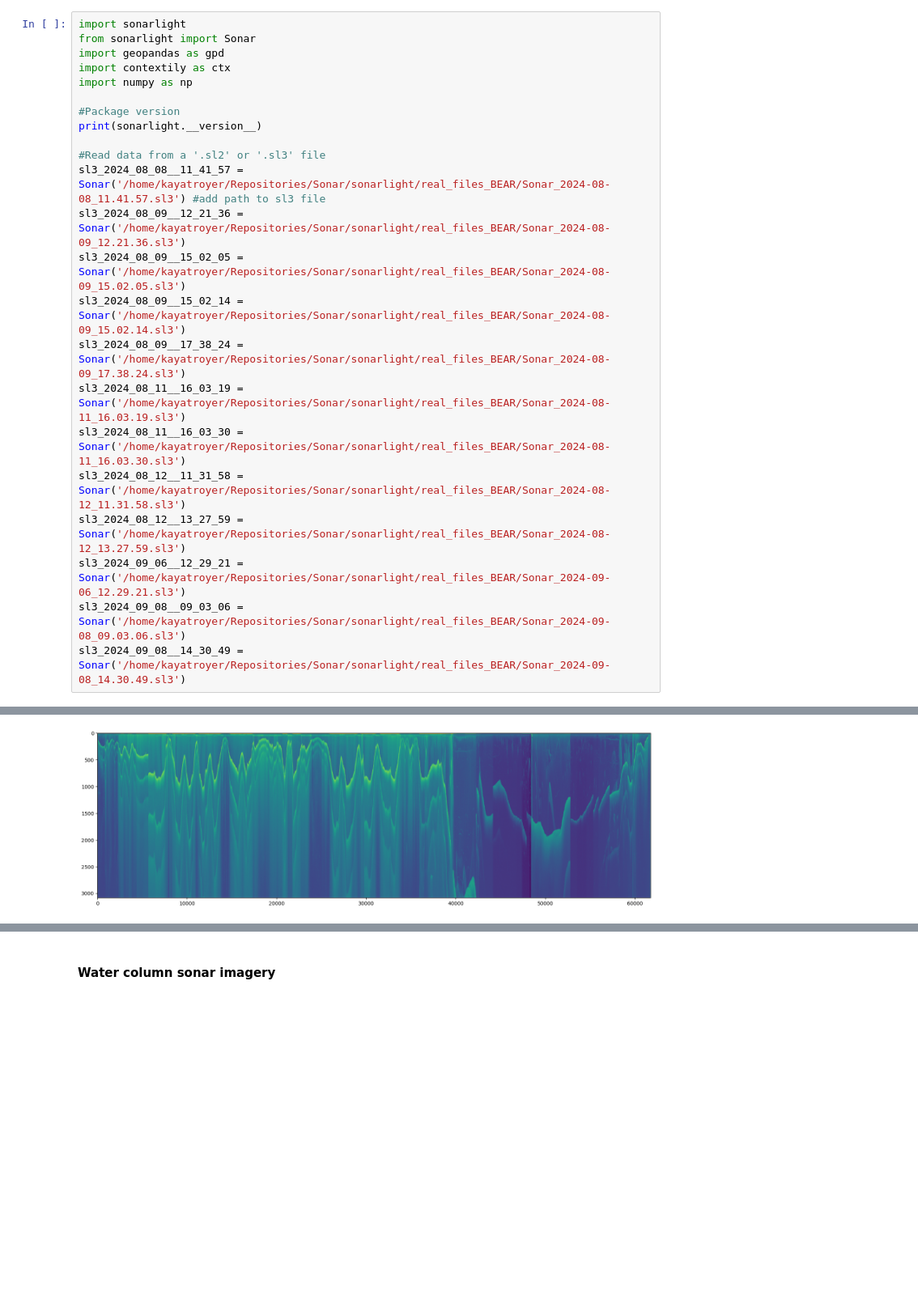
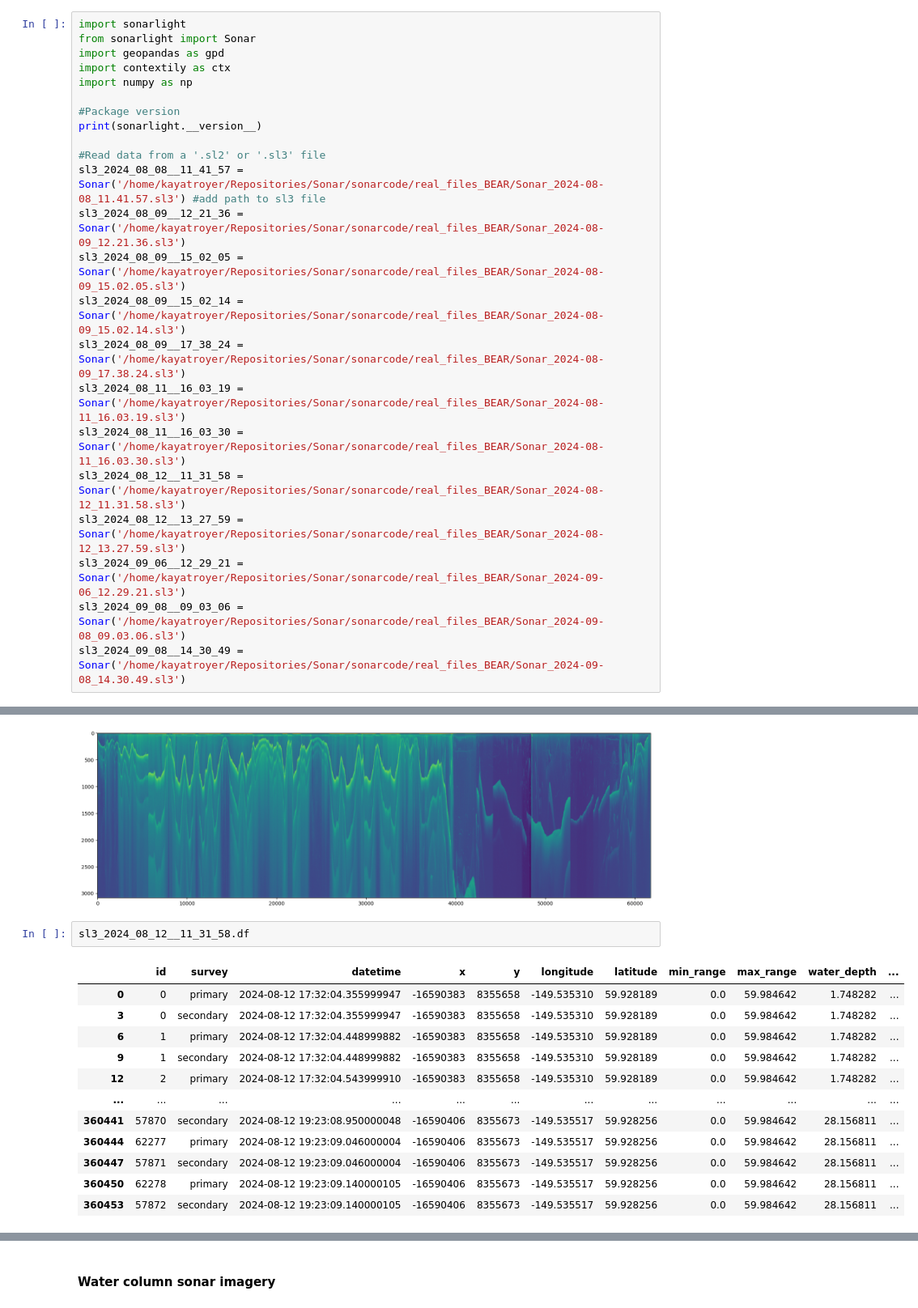
Before and after one commit to ktlix2ski/sonarcode, a Jupyter notebook: notebooks/Testnotebook.ipynb, the cells around one changed output, grey strips where cells are left out. Shown at 81% size. Cells and saved outputs as stored; diff of their text form; blank space fills up the shorter version.

```diff
--- a/notebooks/Testnotebook.ipynb
+++ b/notebooks/Testnotebook.ipynb
@@ -16,18 +16,18 @@ import numpy as np
 print(sonarlight.__version__)
 
 #Read data from a '.sl2' or '.sl3' file
-sl3_2024_08_08__11_41_57 = Sonar('/home/kayatroyer/Repositories/Sonar/sonarlight/real_files_BEAR/Sonar_2024-08-08_11.41.57.sl3') #add path to sl3 file
-sl3_2024_08_09__12_21_36 = Sonar('/home/kayatroyer/Repositories/Sonar/sonarlight/real_files_BEAR/Sonar_2024-08-09_12.21.36.sl3')
-sl3_2024_08_09__15_02_05 = Sonar('/home/kayatroyer/Repositories/Sonar/sonarlight/real_files_BEAR/Sonar_2024-08-09_15.02.05.sl3')
-sl3_2024_08_09__15_02_14 = Sonar('/home/kayatroyer/Repositories/Sonar/sonarlight/real_files_BEAR/Sonar_2024-08-09_15.02.14.sl3')
-sl3_2024_08_09__17_38_24 = Sonar('/home/kayatroyer/Repositories/Sonar/sonarlight/real_files_BEAR/Sonar_2024-08-09_17.38.24.sl3')
-sl3_2024_08_11__16_03_19 = Sonar('/home/kayatroyer/Repositories/Sonar/sonarlight/real_files_BEAR/Sonar_2024-08-11_16.03.19.sl3')
-sl3_2024_08_11__16_03_30 = Sonar('/home/kayatroyer/Repositories/Sonar/sonarlight/real_files_BEAR/Sonar_2024-08-11_16.03.30.sl3')
-sl3_2024_08_12__11_31_58 = Sonar('/home/kayatroyer/Repositories/Sonar/sonarlight/real_files_BEAR/Sonar_2024-08-12_11.31.58.sl3')
-sl3_2024_08_12__13_27_59 = Sonar('/home/kayatroyer/Repositories/Sonar/sonarlight/real_files_BEAR/Sonar_2024-08-12_13.27.59.sl3')
-sl3_2024_09_06__12_29_21 = Sonar('/home/kayatroyer/Repositories/Sonar/sonarlight/real_files_BEAR/Sonar_2024-09-06_12.29.21.sl3')
-sl3_2024_09_08__09_03_06 = Sonar('/home/kayatroyer/Repositories/Sonar/sonarlight/real_files_BEAR/Sonar_2024-09-08_09.03.06.sl3')
-sl3_2024_09_08__14_30_49 = Sonar('/home/kayatroyer/Repositories/Sonar/sonarlight/real_files_BEAR/Sonar_2024-09-08_14.30.49.sl3')
+sl3_2024_08_08__11_41_57 = Sonar('/home/kayatroyer/Repositories/Sonar/sonarcode/real_files_BEAR/Sonar_2024-08-08_11.41.57.sl3') #add path to sl3 file
+sl3_2024_08_09__12_21_36 = Sonar('/home/kayatroyer/Repositories/Sonar/sonarcode/real_files_BEAR/Sonar_2024-08-09_12.21.36.sl3')
+sl3_2024_08_09__15_02_05 = Sonar('/home/kayatroyer/Repositories/Sonar/sonarcode/real_files_BEAR/Sonar_2024-08-09_15.02.05.sl3')
+sl3_2024_08_09__15_02_14 = Sonar('/home/kayatroyer/Repositories/Sonar/sonarcode/real_files_BEAR/Sonar_2024-08-09_15.02.14.sl3')
+sl3_2024_08_09__17_38_24 = Sonar('/home/kayatroyer/Repositories/Sonar/sonarcode/real_files_BEAR/Sonar_2024-08-09_17.38.24.sl3')
+sl3_2024_08_11__16_03_19 = Sonar('/home/kayatroyer/Repositories/Sonar/sonarcode/real_files_BEAR/Sonar_2024-08-11_16.03.19.sl3')
+sl3_2024_08_11__16_03_30 = Sonar('/home/kayatroyer/Repositories/Sonar/sonarcode/real_files_BEAR/Sonar_2024-08-11_16.03.30.sl3')
+sl3_2024_08_12__11_31_58 = Sonar('/home/kayatroyer/Repositories/Sonar/sonarcode/real_files_BEAR/Sonar_2024-08-12_11.31.58.sl3')
+sl3_2024_08_12__13_27_59 = Sonar('/home/kayatroyer/Repositories/Sonar/sonarcode/real_files_BEAR/Sonar_2024-08-12_13.27.59.sl3')
+sl3_2024_09_06__12_29_21 = Sonar('/home/kayatroyer/Repositories/Sonar/sonarcode/real_files_BEAR/Sonar_2024-09-06_12.29.21.sl3')
+sl3_2024_09_08__09_03_06 = Sonar('/home/kayatroyer/Repositories/Sonar/sonarcode/real_files_BEAR/Sonar_2024-09-08_09.03.06.sl3')
+sl3_2024_09_08__14_30_49 = Sonar('/home/kayatroyer/Repositories/Sonar/sonarcode/real_files_BEAR/Sonar_2024-09-08_14.30.49.sl3')
 # %% [output]
 0.1.7
 # %%
@@ -237,3 +235,18 @@ plt.imshow(prim.transpose(), aspect= 'auto')
 # %% [output]
 <matplotlib.image.AxesImage at 0x...>
 [figure]
+# %%
+sl3_2024_08_12__11_31_58.df
+# %% [output]
+|  | id | survey | datetime | x | y | longitude | latitude | min_range | max_range | water_depth | ... |
+| 0 | 0 | primary | 2024-08-12 17:32:04.355999947 | -16590383 | 8355658 | -149.535310 | 59.928189 | 0.0 | 59.984642 | 1.748282 | ... |
+| 3 | 0 | secondary | 2024-08-12 17:32:04.355999947 | -16590383 | 8355658 | -149.535310 | 59.928189 | 0.0 | 59.984642 | 1.748282 | ... |
+| 6 | 1 | primary | 2024-08-12 17:32:04.448999882 | -16590383 | 8355658 | -149.535310 | 59.928189 | 0.0 | 59.984642 | 1.748282 | ... |
+| 9 | 1 | secondary | 2024-08-12 17:32:04.448999882 | -16590383 | 8355658 | -149.535310 | 59.928189 | 0.0 | 59.984642 | 1.748282 | ... |
+| 12 | 2 | primary | 2024-08-12 17:32:04.543999910 | -16590383 | 8355658 | -149.535310 | 59.928189 | 0.0 | 59.984642 | 1.748282 | ... |
+| ... | ... | ... | ... | ... | ... | ... | ... | ... | ... | ... | ... |
+| 360441 | 57870 | secondary | 2024-08-12 19:23:08.950000048 | -16590406 | 8355673 | -149.535517 | 59.928256 | 0.0 | 59.984642 | 28.156811 | ... |
+| 360444 | 62277 | primary | 2024-08-12 19:23:09.046000004 | -16590406 | 8355673 | -149.535517 | 59.928256 | 0.0 | 59.984642 | 28.156811 | ... |
+| 360447 | 57871 | secondary | 2024-08-12 19:23:09.046000004 | -16590406 | 8355673 | -149.535517 | 59.928256 | 0.0 | 59.984642 | 28.156811 | ... |
+| 360450 | 62278 | primary | 2024-08-12 19:23:09.140000105 | -16590406 | 8355673 | -149.535517 | 59.928256 | 0.0 | 59.984642 | 28.156811 | ... |
+| 360453 | 57872 | secondary | 2024-08-12 19:23:09.140000105 | -16590406 | 8355673 | -149.535517 | 59.928256 | 0.0 | 59.984642 | 28.156811 | ... |
```
Also changed, not shown: parts of 6 cells of this notebook.
